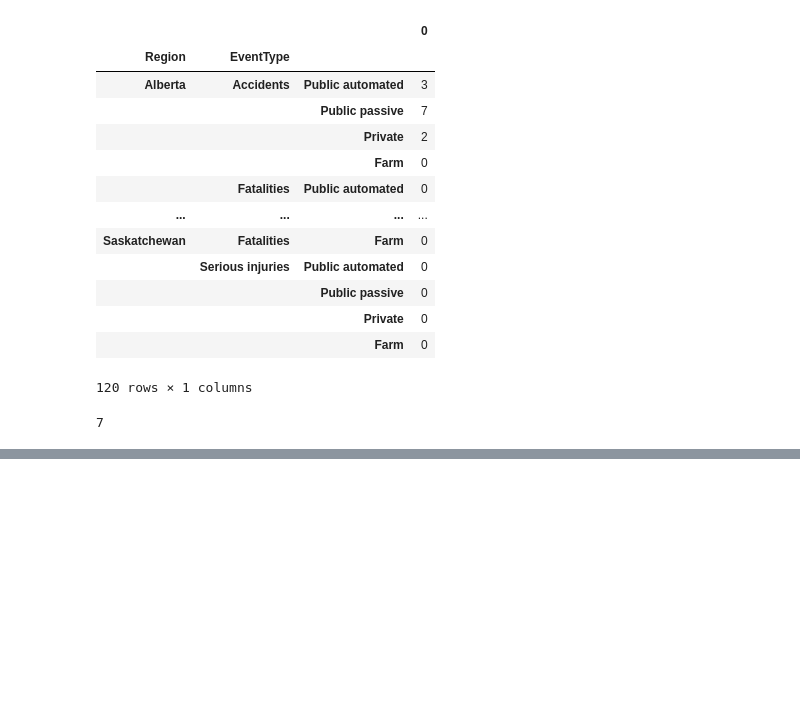
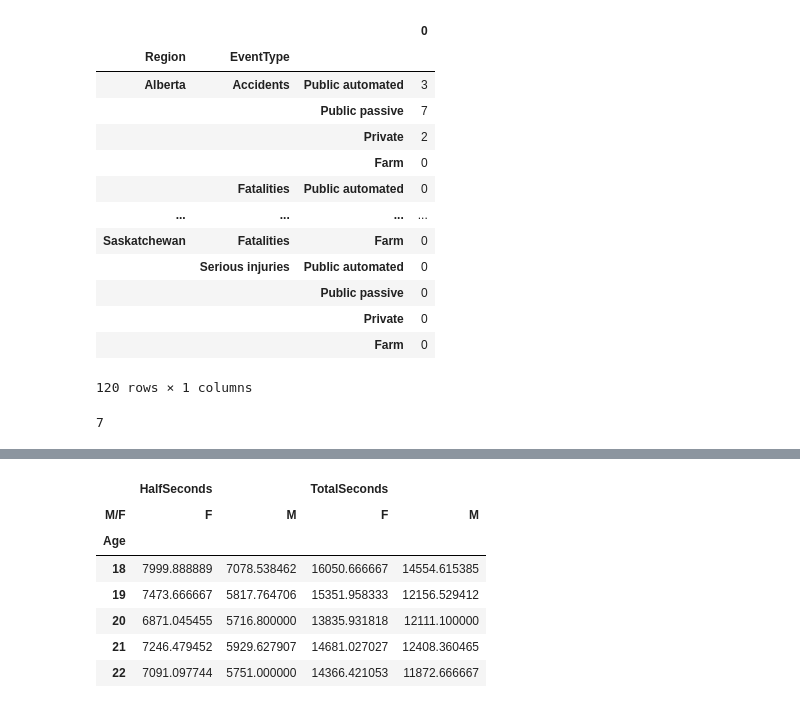
Before and after one commit to Szafranerio/Data_InDepth, a Jupyter notebook: Pandas/Pandas_MultiIndex.ipynb, the cells around one changed output, grey strips where cells are left out. Saved outputs shown, nothing was run; the diff lists cells and outputs as text; code cells hidden in the pictures; blank space fills up the shorter version.

```diff
--- a/Pandas/Pandas_MultiIndex.ipynb
+++ b/Pandas/Pandas_MultiIndex.ipynb
@@ -353,0 +462,12 @@ stacked_data.unstack(0)
+# %%
+data_pivot_table = data.pivot_table(index='Age', columns='M/F', values=['TotalSeconds', 'HalfSeconds'], aggfunc='mean').head()
+data_pivot_table
+# %% [output]
+|  | HalfSeconds |  | TotalSeconds |  |
+| M/F | F | M | F | M |
+| Age |  |  |  |  |
+| 18 | 7999.888889 | 7078.538462 | 16050.666667 | 14554.615385 |
+| 19 | 7473.666667 | 5817.764706 | 15351.958333 | 12156.529412 |
+| 20 | 6871.045455 | 5716.800000 | 13835.931818 | 12111.100000 |
+| 21 | 7246.479452 | 5929.627907 | 14681.027027 | 12408.360465 |
+| 22 | 7091.097744 | 5751.000000 | 14366.421053 | 11872.666667 |
```
Also changed, not shown: parts of 13 cells of this notebook.
